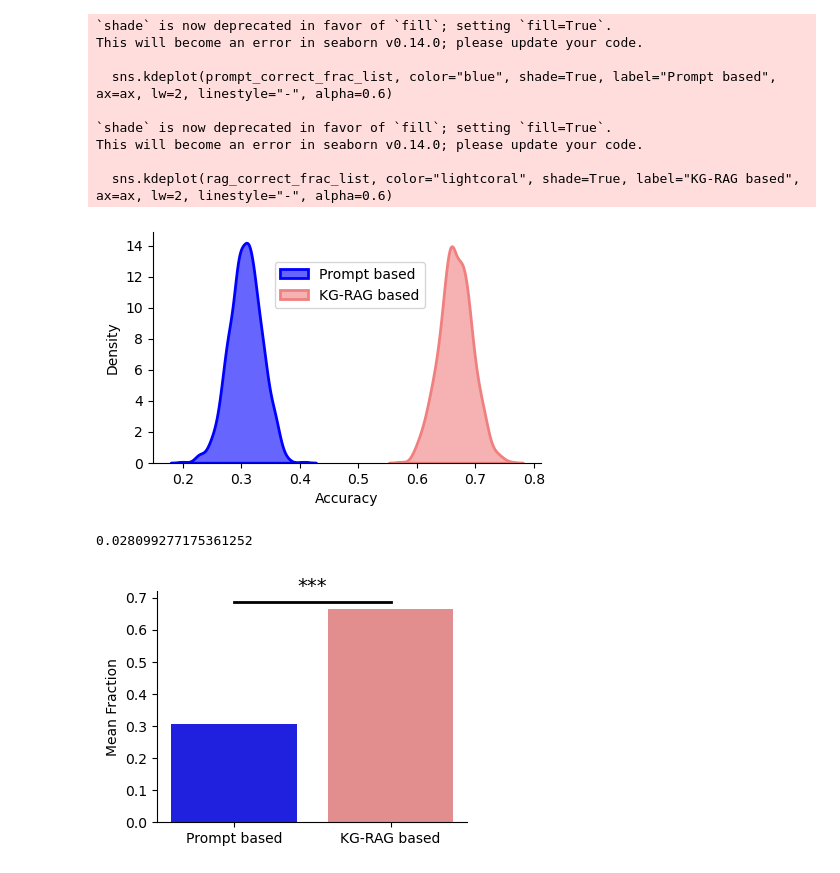
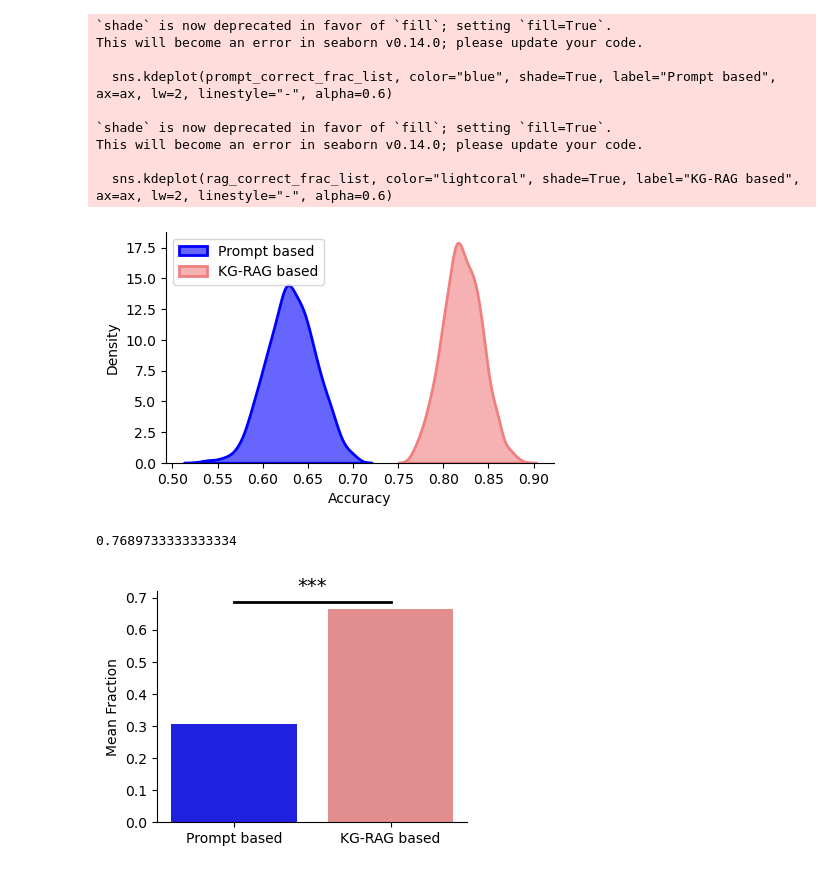
Before and after one commit to BaranziniLab/KG_RAG, a Jupyter notebook: codes/llm_notebooks/analysis/test_questions_mcq_response_comparative_analysys_llama.ipynb, the cells around one changed output. Saved outputs shown, nothing was run; the diff lists cells and outputs as text; code cells hidden in the pictures.

Commit message:
mcq llama

```diff
--- a/codes/llm_notebooks/analysis/test_questions_mcq_response_comparative_analysys_llama.ipynb
+++ b/codes/llm_notebooks/analysis/test_questions_mcq_response_comparative_analysys_llama.ipynb
@@ -23,8 +23,8 @@ def correct_paranthesis_split(text):
     except:
         return text
 # %%
-PROMPT_RESPONSE_PATH = "../../../data/analysis_results/Llama_2_13b_chat_hf_prompt_based_two_hop_mcq_from_monarch_and_robokop_response.csv"
-RAG_RESPONSE_PATH = "../../../data/analysis_results/Llama_2_13b_chat_hf_node_retrieval_rag_based_two_hop_mcq_from_monarch_and_robokop_response.csv"
+PROMPT_RESPONSE_PATH = "../../../data/analysis_results/gpt_35_turbo_prompt_based_two_hop_mcq_from_monarch_and_robokop_response.csv"
+RAG_RESPONSE_PATH = "../../../data/analysis_results/gpt_35_turbo_entity_recognition_based_node_retrieval_rag_based_two_hop_mcq_from_monarch_and_robokop_response.csv"
 
 # PROMPT_RESPONSE_PATH = "../../../data/analysis_results/Llama_2_13b_chat_hf_prompt_based_two_hop_mcq_from_robokop_response.csv"
 # RAG_RESPONSE_PATH = "../../../data/analysis_results/Llama_2_13b_chat_hf_node_retrieval_rag_based_two_hop_mcq_from_robokop_response.csv"
@@ -112,41 +101,42 @@ fig = plt.figure(figsize=(5, 3))
 ax = plt.gca()
 
 # Plot KDEs with the specified styling
 sns.kdeplot(prompt_correct_frac_list, color="blue", shade=True, label="Prompt based", ax=ax, lw=2, linestyle="-", alpha=0.6)
 sns.kdeplot(rag_correct_frac_list, color="lightcoral", shade=True, label="KG-RAG based", ax=ax, lw=2, linestyle="-", alpha=0.6)
 
 # Set the outline color to black
 for artist in ax.lines:
     artist.set_edgecolor("black")
 
 # Add labels and legend
 plt.xlabel("Accuracy")
 plt.ylabel("Density")
-plt.legend(loc='upper right', bbox_to_anchor=(0.72, 0.9))
+# plt.legend(loc='upper right', bbox_to_anchor=(0.72, 0.9))
+plt.legend(loc='upper left')
 
 sns.despine(top=True, right=True)
 
 # Show the plot
 plt.show()
 
-figure_folder_name = "Llama"
-fig_filename = "../../../data/analysis_results/figures/{}/Llama_13b_two_hop_MONARCH_ROBOKOP_combined_mcq_llm_performance.svg".format(figure_folder_name)
+figure_folder_name = "GPT/entity_recognition_based"
+fig_filename = "../../../data/analysis_results/figures/{}/gpt_35_turbo_two_hop_MONARCH_ROBOKOP_combined_mcq_llm_performance.svg".format(figure_folder_name)
 fig.savefig(fig_filename, format='svg', bbox_inches='tight')
 # %% [output]
 `shade` is now deprecated in favor of `fill`; setting `fill=True`.
 This will become an error in seaborn v0.14.0; please update your code.
 
   sns.kdeplot(prompt_correct_frac_list, color="blue", shade=True, label="Prompt based", ax=ax, lw=2, linestyle="-", alpha=0.6)
 
 `shade` is now deprecated in favor of `fill`; setting `fill=True`.
 This will become an error in seaborn v0.14.0; please update your code.
 
   sns.kdeplot(rag_correct_frac_list, color="lightcoral", shade=True, label="KG-RAG based", ax=ax, lw=2, linestyle="-", alpha=0.6)
-[figure, old version]
+[figure, new version]
 # %%
-np.std(rag_correct_frac_list)
+np.mean(rag_correct_frac_list)
 # %% [output]
-0.028099277175361252
+0.7689733333333334
 # %%
 
 
```
Also changed, not shown: parts of 1 cell of this notebook.
